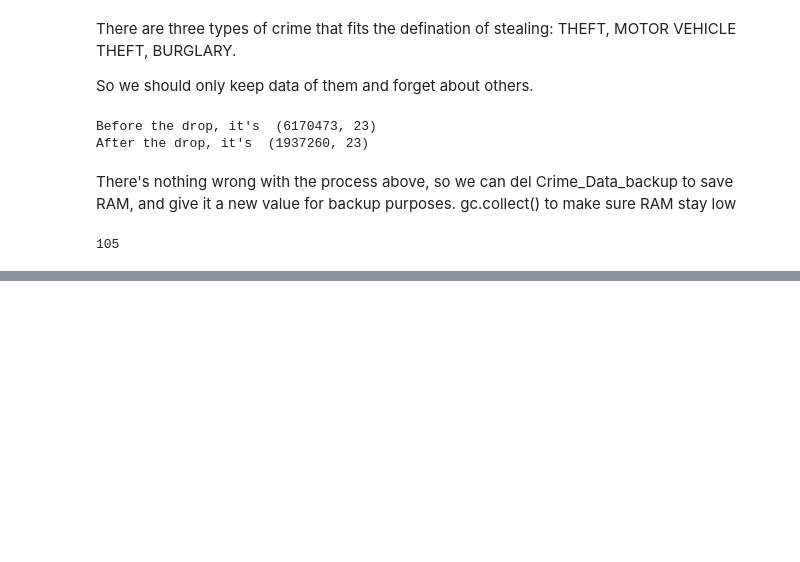
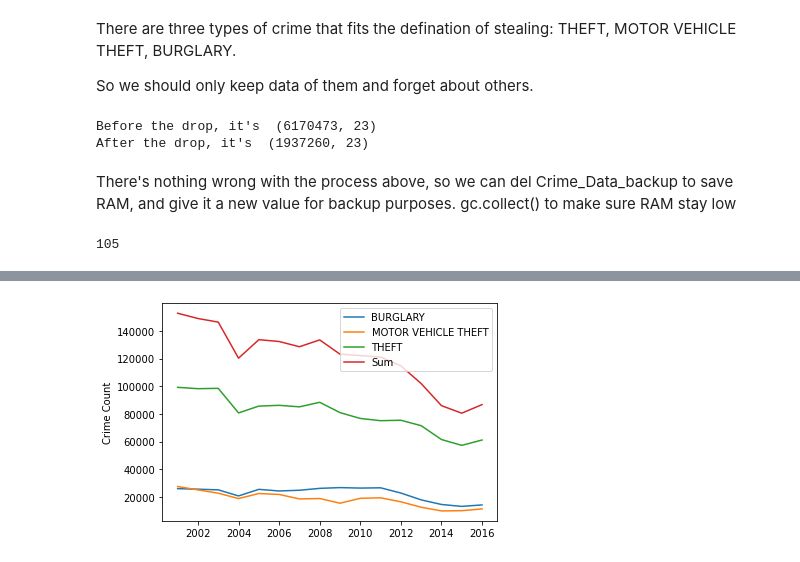
Before and after one commit to AngeloHYang/Crimes-in-Chicago, a Jupyter notebook: Code/Chicago Crime Theft Data Analysis.ipynb, the cells around one changed output, grey strips where cells are left out. Saved outputs shown, nothing was run; the diff lists cells and outputs as text; code cells hidden in the pictures; blank space fills up the shorter version.

Commit message:
Update Chicago Crime Theft Data Analysis.ipynb
- Working on Data Analysis and Visualization
  - Done with trends

```diff
--- a/Code/Chicago Crime Theft Data Analysis.ipynb
+++ b/Code/Chicago Crime Theft Data Analysis.ipynb
@@ -280,0 +302,8 @@ percentagePerYear.plot(kind='bar', stacked=True)
+# %%
+plt.plot(EachCountByYear)
+plt.plot(sumOfEachYear)
+plt.ylabel('Crime Count')
+plt.legend(['BURGLARY', 'MOTOR VEHICLE THEFT', 'THEFT', 'Sum'])
+plt.show()
+# %% [output]
+[figure, added]
```
Also changed, not shown: parts of 45 cells of this notebook.
